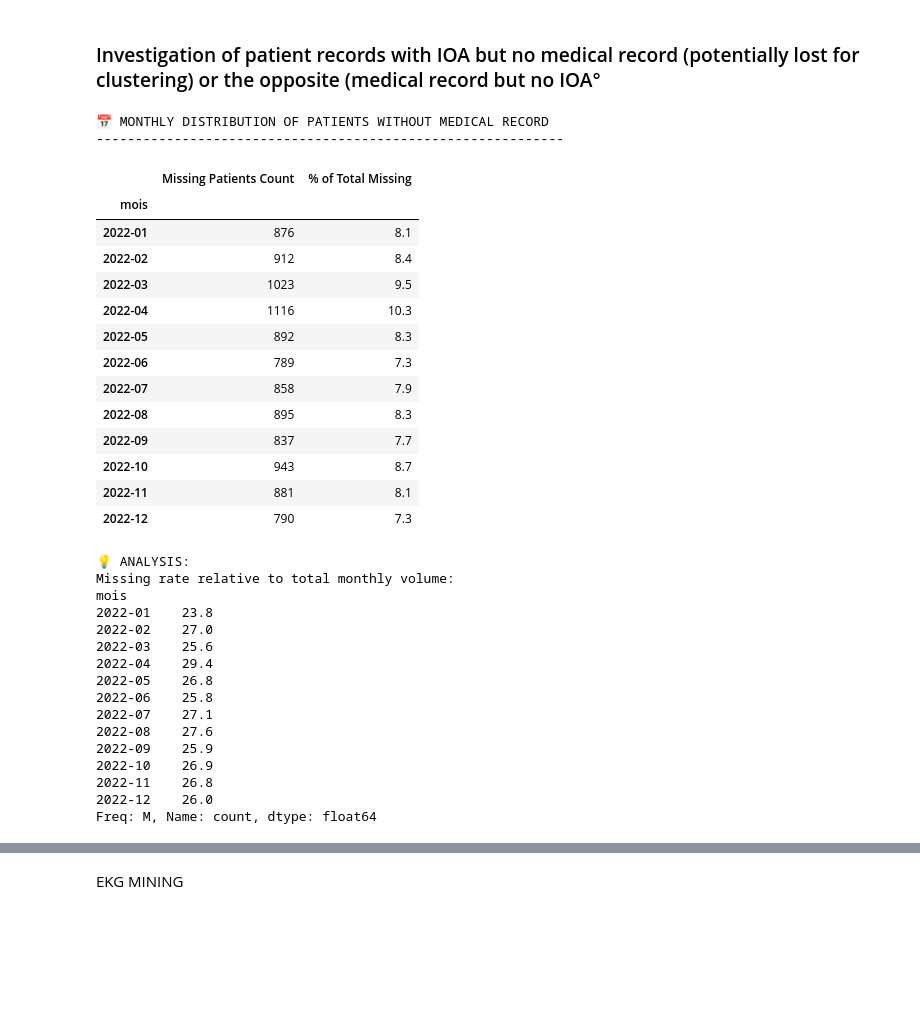
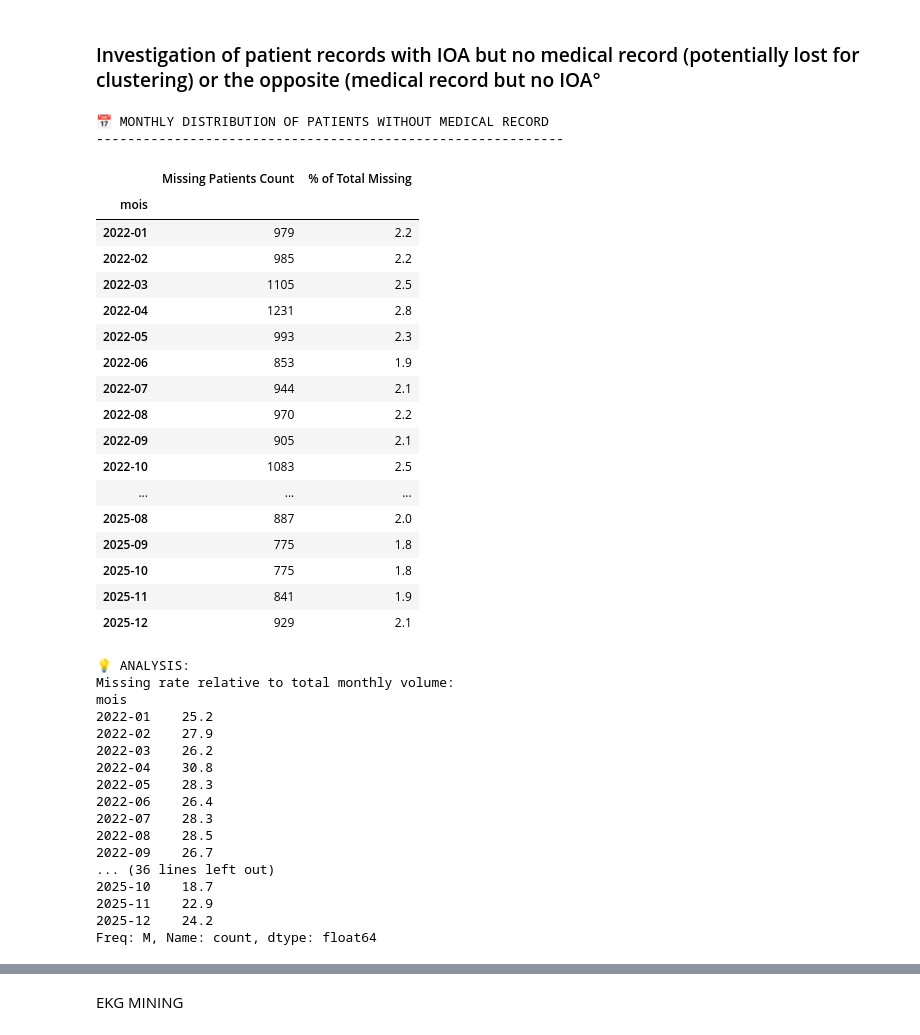
Before and after one commit to nadelor/stage_m2, a Jupyter notebook: 3_merging_ioaparamfile_med_adm.ipynb, the cells around one changed output, grey strips where cells are left out. Saved outputs shown, nothing was run; the diff lists cells and outputs as text; code cells hidden in the pictures; blank space fills up the shorter version.

```diff
--- a/3_merging_ioaparamfile_med_adm.ipynb
+++ b/3_merging_ioaparamfile_med_adm.ipynb
@@ -17,9 +23,9 @@ import re
 # 1. LOADING FILES
 # ============================================================
 # Force 'nda' to string to avoid type mismatch during merges
-df_med = pd.read_csv('df_med_subset22pel.csv', dtype={'nda': str})
-df_ioa_vital = pd.read_csv('df_ioafile_paramvit_clean_22pel.csv', dtype={'nda': str})
-df_admin = pd.read_csv('df_admin_subset22_pel_sa.csv', dtype={'nda': str})
+df_med = pd.read_csv('Datasets/df_med_2022_2025.csv', dtype={'nda': str})
+df_ioa = pd.read_csv('Datasets/df_ioafile_paramvit_clean.csv', dtype={'nda': str})
+df_admin = pd.read_csv('Datasets/df_admin_2022_2025.csv', dtype={'nda': str})
 
 # ============================================================
 # Strict NDA cleaning (removes .0, spaces, leading zeros)
@@ -34,14 +40,14 @@ def clean_nda(series):
 
 print("🔧 Cleaning NDA formats...")
 df_med['nda'] = clean_nda(df_med['nda'])
-df_ioa_vital['nda'] = clean_nda(df_ioa_vital['nda'])
+df_ioa['nda'] = clean_nda(df_ioa['nda'])
 
 # ============================================================
 # 2. FULL OUTER MERGE
 # ============================================================
 # Full merge to identify orphan records
 df_merged = pd.merge(
-    df_ioa_vital,
+    df_ioa,
     df_med,
     on='nda',
     how='outer',
@@ -94,14 +100,14 @@ Patients with medical record but no IOA entry: 2727
 # %% [markdown]
 ### Investigation of patient records with IOA but no medical record (potentially lost for clustering) or the opposite (medical record but no IOA° ###
 # %%
-import pandas as pd
+
 
 # ============================================================
 # 1. HARMONIZATION AND MERGE
 # ============================================================
 # Ensure NDA formats match before merging
-df_ioa_vital['nda'] = (
-    df_ioa_vital['nda'].astype(str)
+df_ioa['nda'] = (
+    df_ioa['nda'].astype(str)
                        .str.replace(r'\.0$', '', regex=True)
                        .str.strip()
                        .str.lstrip('0')
@@ -115,7 +121,7 @@ df_med['nda'] = (
 )
 
 df_diag = pd.merge(
-    df_ioa_vital,
+    df_ioa,
     df_med,
     on='nda',
     how='left',
@@ -146,59 +152,64 @@ total_perte = len(perdus)
 
 df_repartition = pd.DataFrame({
     'Missing Patients Count': repartition_perte,
     '% of Total Missing': ((repartition_perte / total_perte) * 100).round(1)
 })
 
 display(df_repartition)
 
 # ============================================================
 # 5. COMPARISON WITH TOTAL MONTHLY VOLUME
 # ============================================================
 print("\n💡 ANALYSIS:")
 
 # Compare missing rate to total IOA volume per month
 volume_global = (
-    df_ioa_vital['date_adm_final']
+    df_ioa['date_adm_final']
     .astype('datetime64[ns]')
     .dt.to_period('M')
     .value_counts()
     .sort_index()
 )
 
 taux_perte_mensuel = (repartition_perte / volume_global * 100).round(1)
 
 print("Missing rate relative to total monthly volume:")
 print(taux_perte_mensuel)
 # %% [output]
 📅 MONTHLY DISTRIBUTION OF PATIENTS WITHOUT MEDICAL RECORD
 ------------------------------------------------------------
 |  | Missing Patients Count | % of Total Missing |
 | mois |  |  |
-| 2022-01 | 876 | 8.1 |
-| 2022-02 | 912 | 8.4 |
-| 2022-03 | 1023 | 9.5 |
-| 2022-04 | 1116 | 10.3 |
-| 2022-05 | 892 | 8.3 |
-| 2022-06 | 789 | 7.3 |
-| 2022-07 | 858 | 7.9 |
-| 2022-08 | 895 | 8.3 |
-| 2022-09 | 837 | 7.7 |
-| 2022-10 | 943 | 8.7 |
-| 2022-11 | 881 | 8.1 |
-| 2022-12 | 790 | 7.3 |
+| 2022-01 | 979 | 2.2 |
+| 2022-02 | 985 | 2.2 |
+| 2022-03 | 1105 | 2.5 |
+| 2022-04 | 1231 | 2.8 |
+| 2022-05 | 993 | 2.3 |
+| 2022-06 | 853 | 1.9 |
+| 2022-07 | 944 | 2.1 |
+| 2022-08 | 970 | 2.2 |
+| 2022-09 | 905 | 2.1 |
+| 2022-10 | 1083 | 2.5 |
+| ... | ... | ... |
+| 2025-08 | 887 | 2.0 |
+| 2025-09 | 775 | 1.8 |
+| 2025-10 | 775 | 1.8 |
+| 2025-11 | 841 | 1.9 |
+| 2025-12 | 929 | 2.1 |
 💡 ANALYSIS:
 Missing rate relative to total monthly volume:
 mois
-2022-01    23.8
-2022-02    27.0
-2022-03    25.6
-2022-04    29.4
-2022-05    26.8
-2022-06    25.8
-2022-07    27.1
-2022-08    27.6
-2022-09    25.9
-2022-10    26.9
-2022-11    26.8
-2022-12    26.0
+2022-01    25.2
+2022-02    27.9
+2022-03    26.2
+2022-04    30.8
+2022-05    28.3
+2022-06    26.4
+2022-07    28.3
+2022-08    28.5
+2022-09    26.7
+... (36 lines left out)
+2025-10    18.7
+2025-11    22.9
+2025-12    24.2
 Freq: M, Name: count, dtype: float64
```
Also changed, not shown: parts of 25 cells of this notebook, 26 other files.
